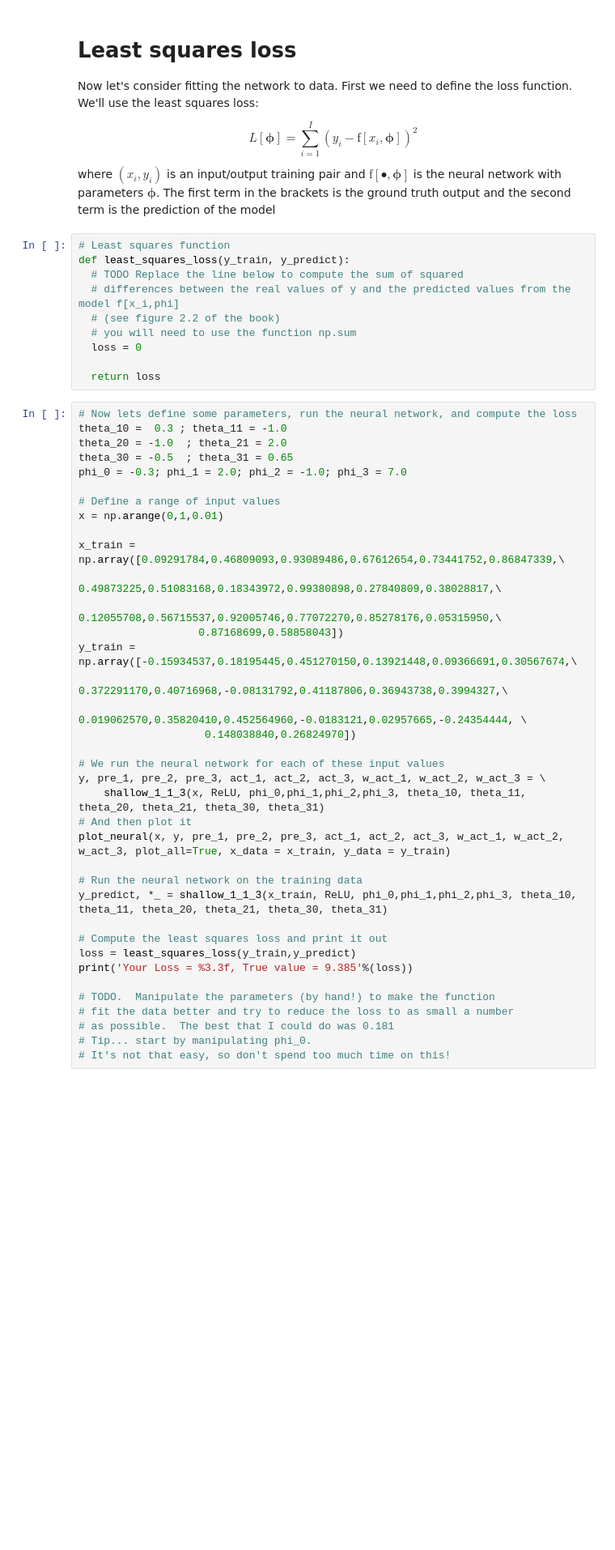
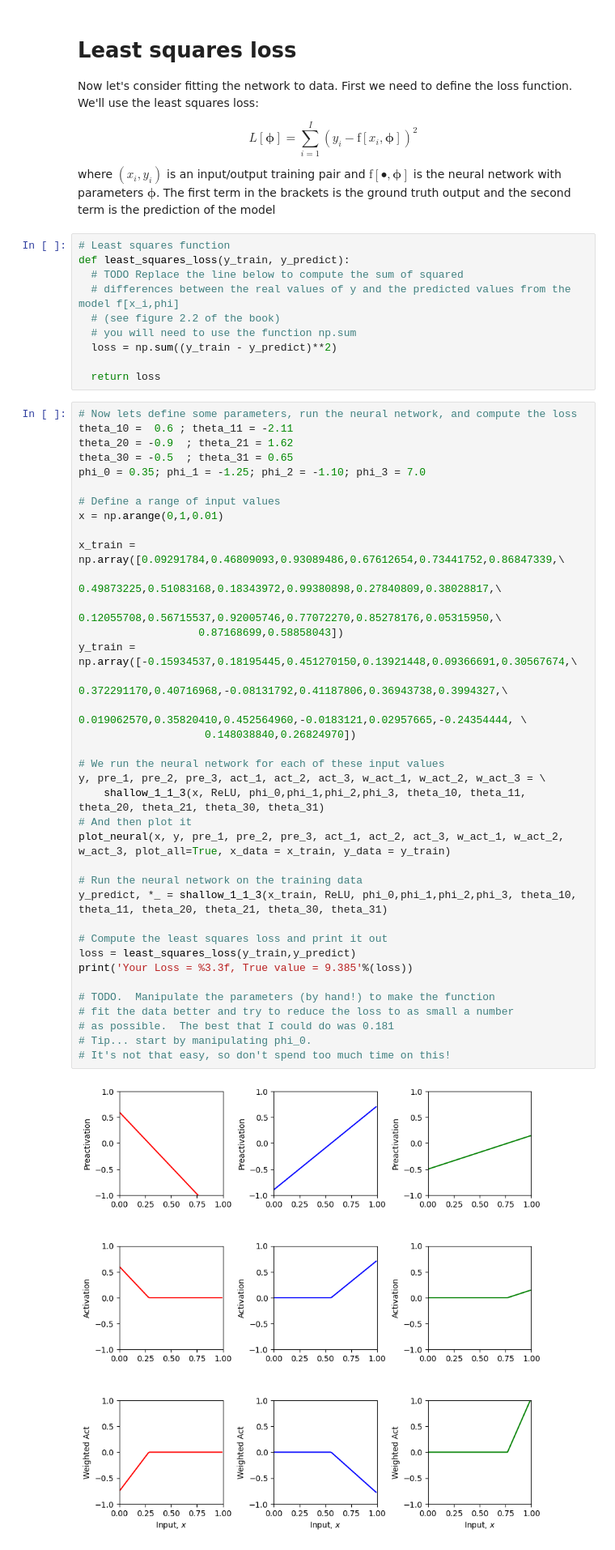
Before and after one commit to sudheer24/udl_notebooks, a Jupyter notebook: Notebooks/Chap03/3_1_Shallow_Networks_I.ipynb, the cells around one changed output. Shown: that part at 81% size. Drawn from its saved outputs; the diff is of its cells as text; blank space fills up the shorter version.

```diff
--- a/Notebooks/Chap03/3_1_Shallow_Networks_I.ipynb
+++ b/Notebooks/Chap03/3_1_Shallow_Networks_I.ipynb
@@ -187,43 +187,45 @@ def least_squares_loss(y_train, y_predict):
   # differences between the real values of y and the predicted values from the model f[x_i,phi]
   # (see figure 2.2 of the book)
   # you will need to use the function np.sum
-  loss = 0
+  loss = np.sum((y_train - y_predict)**2)
 
   return loss
 # %%
 # Now lets define some parameters, run the neural network, and compute the loss
-theta_10 =  0.3 ; theta_11 = -1.0
-theta_20 = -1.0  ; theta_21 = 2.0
+theta_10 =  0.6 ; theta_11 = -2.11
+theta_20 = -0.9  ; theta_21 = 1.62
 theta_30 = -0.5  ; theta_31 = 0.65
-phi_0 = -0.3; phi_1 = 2.0; phi_2 = -1.0; phi_3 = 7.0
+phi_0 = 0.35; phi_1 = -1.25; phi_2 = -1.10; phi_3 = 7.0
 
 # Define a range of input values
 x = np.arange(0,1,0.01)
 
 x_train = np.array([0.09291784,0.46809093,0.93089486,0.67612654,0.73441752,0.86847339,\
                    0.49873225,0.51083168,0.18343972,0.99380898,0.27840809,0.38028817,\
                    0.12055708,0.56715537,0.92005746,0.77072270,0.85278176,0.05315950,\
                    0.87168699,0.58858043])
 y_train = np.array([-0.15934537,0.18195445,0.451270150,0.13921448,0.09366691,0.30567674,\
                     0.372291170,0.40716968,-0.08131792,0.41187806,0.36943738,0.3994327,\
                     0.019062570,0.35820410,0.452564960,-0.0183121,0.02957665,-0.24354444, \
                     0.148038840,0.26824970])
 
 # We run the neural network for each of these input values
 y, pre_1, pre_2, pre_3, act_1, act_2, act_3, w_act_1, w_act_2, w_act_3 = \
     shallow_1_1_3(x, ReLU, phi_0,phi_1,phi_2,phi_3, theta_10, theta_11, theta_20, theta_21, theta_30, theta_31)
 # And then plot it
 plot_neural(x, y, pre_1, pre_2, pre_3, act_1, act_2, act_3, w_act_1, w_act_2, w_act_3, plot_all=True, x_data = x_train, y_data = y_train)
 
 # Run the neural network on the training data
 y_predict, *_ = shallow_1_1_3(x_train, ReLU, phi_0,phi_1,phi_2,phi_3, theta_10, theta_11, theta_20, theta_21, theta_30, theta_31)
 
 # Compute the least squares loss and print it out
 loss = least_squares_loss(y_train,y_predict)
 print('Your Loss = %3.3f, True value = 9.385'%(loss))
 
 # TODO.  Manipulate the parameters (by hand!) to make the function
 # fit the data better and try to reduce the loss to as small a number
 # as possible.  The best that I could do was 0.181
 # Tip... start by manipulating phi_0.
 # It's not that easy, so don't spend too much time on this!
+# %% [output]
+[figure, added]
```
Also changed, not shown: parts of 1 cell of this notebook.
